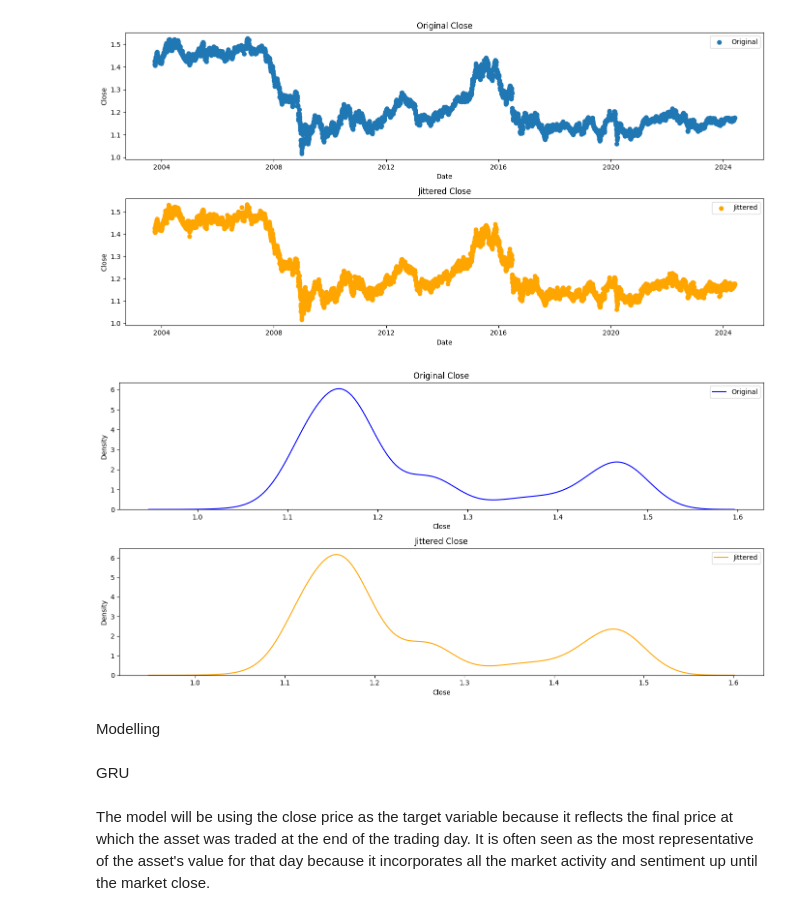
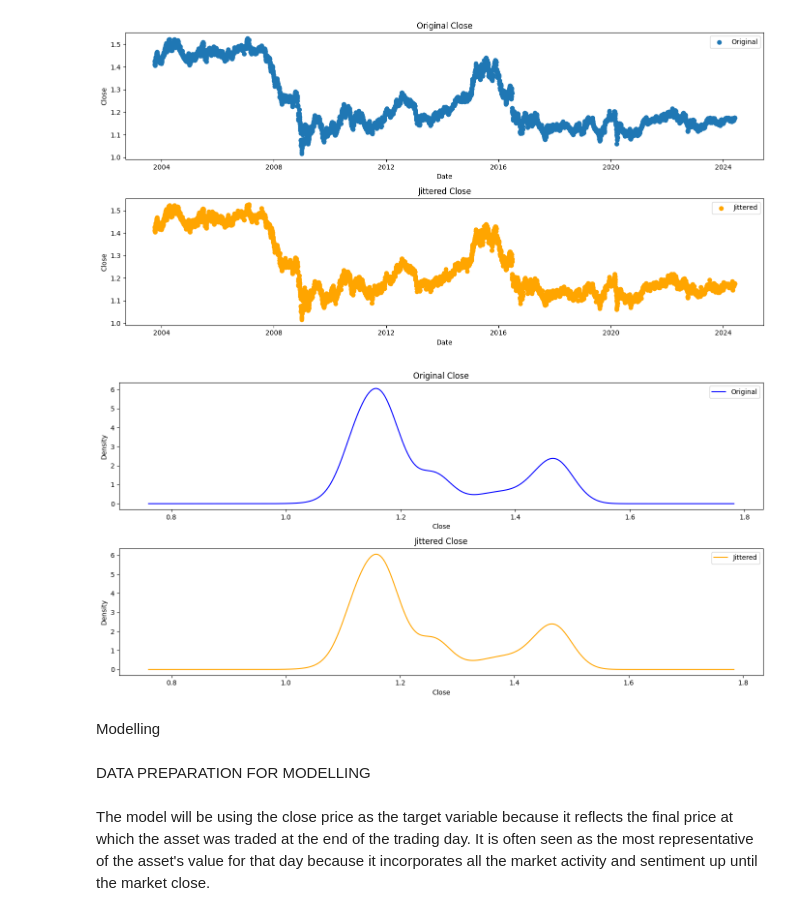
Before and after one commit to Rukayat-spec/ADS-STATISTICS-AND-TRENDS, a Jupyter notebook: Project.ipynb, the cells around one changed output. Saved outputs shown, nothing was run; the diff lists cells and outputs as text; code cells hidden in the pictures.

```diff
--- a/Project.ipynb
+++ b/Project.ipynb
@@ -893,8 +915,7 @@ def jitter(data, noise_level=0.01):
     """
     Add random noise to the data.
 
-    Purpose:
-    This function is used to introduce variability into the data by adding random noise,
+    This function introduces variability into the data by adding random noise,
     which can help in augmenting the dataset to make the model more robust.
 
     Parameters:
@@ -911,10 +932,9 @@ def resample_and_jitter(df, n_samples):
     """
     Resample the dataframe and add jitter (random noise) to the numeric columns.
 
-    Purpose:
     This function increases the size of the dataset by resampling with replacement and
     adding jitter to numeric columns. This augmentation technique helps in creating
-    additional synthetic data points, which can improve the training of GRU models
+    additional synthetic data points, which can improve the training of models
     by providing more varied data.
 
     Parameters:
@@ -924,6 +944,8 @@ def resample_and_jitter(df, n_samples):
     Returns:
     DataFrame: Resampled dataframe with added jitter to numeric columns.
     """
+
+    # Resample the dataframe with replacement
     resampled_df = df.sample(n=n_samples, replace=True).reset_index(drop=True)
     for column in resampled_df.select_dtypes(include=[np.number]).columns:
         resampled_df[column] = jitter(resampled_df[column].values)
@@ -1023,30 +1064,45 @@ plot_comparison(cleaned_stock_data, augmented_data, 'Close')
 # %% [output]
 [figure]
 # %%
-# Density Plot
+# Function to plot density comparison between the original and jittered datasets
+
 def plot_density(df_original, df_jittered, column_name):
+    """
+    Function to plot the density comparison of a specified column between the original
+    and jittered datasets. This helps in visualizing the distribution of the data.
+
+    Parameters:
+    df_original (pandas.DataFrame): The original dataset containing the specified column of interest.
+    df_jittered (pandas.DataFrame): The jittered dataset containing the same specified column of interest.
+    column_name (str): The name of the column to be compared between the original and jittered datasets.
+
+    Returns:
+    None: Generates and displays density plots for the specified column from both datasets.
+    """
+
     plt.figure(figsize=(14, 7))
 
+    # Density plot for original data
     plt.subplot(2, 1, 1)
-    sns.kdeplot(df_original[column_name], label='Original', color='blue')
+    df_original[column_name].plot(kind='density', label='Original', color='blue')
     plt.title(f'Original {column_name}')
     plt.xlabel(column_name)
     plt.legend()
 
+    # Density plot for jittered data
     plt.subplot(2, 1, 2)
-    sns.kdeplot(df_jittered[column_name], label='Jittered', color='orange')
+    df_jittered[column_name].plot(kind='density', label='Jittered', color='orange')
     plt.title(f'Jittered {column_name}')
     plt.xlabel(column_name)
     plt.legend()
 
+    # Adjust layout and display plot
     plt.tight_layout()
     plt.show()
 
 # Example for the 'Close' column
 plot_density(cleaned_stock_data, augmented_data, 'Close')
 # %% [output]
-[figure, old version]
+[figure, new version]
 # %% [markdown]
 Modelling
-# %% [markdown]
-GRU
@@ -1053,2 +1114,4 @@ GRU
+# %% [markdown]
+DATA PREPARATION FOR MODELLING
 # %% [markdown]
 The model will be using the close price as the target variable because it reflects the final price at which the asset was traded at the end of the trading day. It is often seen as the most representative of the asset's value for that day because it incorporates all the market activity and sentiment up until the market close.
```
Also changed, not shown: parts of 79 cells of this notebook.
